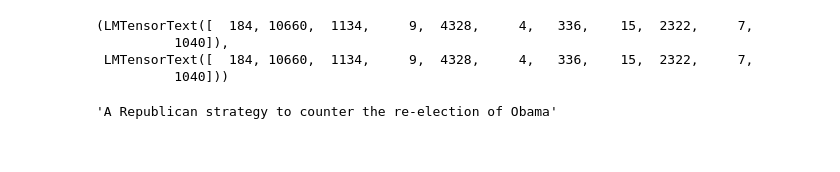
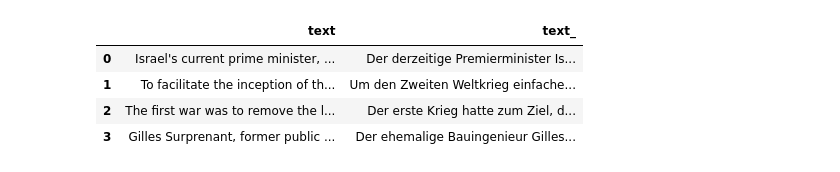
Before and after one commit to sheikmohdimran/Experiments_2020, a Jupyter notebook: NLP/SWT_fastai.ipynb, the cells around one changed output. Drawn from its saved outputs; the diff is of its cells as text; code cells hidden in the pictures.

```diff
--- a/NLP/SWT_fastai.ipynb
+++ b/NLP/SWT_fastai.ipynb
@@ -51,7 +56,7 @@ class SubwordTextEncoder(Transform):
 
   """
 
-  def __init__(self, filename=None,is_lm=True):
+  def __init__(self, filename=None, is_lm=True, add_eos=False):
     """Initialize and read from a file, if provided.
 
     Args:
@@ -69,6 +74,7 @@ class SubwordTextEncoder(Transform):
     self._UNESCAPE_REGEX = re.compile(r"\\u|\\\\|\\([0-9]+);")
     self._ESCAPE_CHARS = set(u"\\_u;0123456789")
     self.ls_lm = is_lm
+    self.add_eos = add_eos
 
 
     self._alphabet = set()
@@ -90,6 +96,7 @@ class SubwordTextEncoder(Transform):
   @typedispatch
   def __call__(self, s:str, **kwargs):
     out = self._tokens_to_subtoken_ids(self._encode(text=self.native_to_unicode(s)))
+#    if self.add_eos: out = out + [self.EOS_ID]
     if self.ls_lm: return LMTensorText(out)
     else: return TensorText(out)
 
@@ -591,7 +598,8 @@ class SubwordTextEncoder(Transform):
       if i > 0 and token_is_alnum[i - 1] and token_is_alnum[i]:
         ret.append(u" ")
       ret.append(token)
-    return "".join(ret)
+#    if add_eos: ret.pop()
+    return TitledStr("".join(ret))
 # %%
 !wget https://raw.githubusercontent.com/tensorflow/tensor2tensor/master/tensor2tensor/test_data/vocab.translate_ende_wmt32k.32768.subwords
 # %% [output]
@@ -660,17 +670,23 @@ val_df
 # %%
-df=val_df['en']
+df=val_df #['en']
 cut = int(len(df)*0.8)
 splits = range_of(df)[:cut], range_of(df[cut:])
-tfms = [tok]
-dsets = Datasets(df, [tfms, tfms], splits=splits, dl_type=LMDataLoader)
+
+def add_eos(text):
+    return text + f' <EOS>'
+
+en_tfms = [ColReader("en"), add_eos, tok]
+de_tfms = [ColReader("de"), add_eos, tok]
+
+dsets = Datasets(df, [en_tfms, de_tfms], splits=splits, dl_type=SortedDL)
+pad_seq2seq = partial(pad_input, pad_idx=tok.PAD_ID, pad_fields=[0,1])
+
+dls = dsets.dataloaders(bs=8, seq_len=128, before_batch=pad_seq2seq)
-# %%
-dsets[0]
-# %% [output]
-(LMTensorText([  184, 10660,  1134,     9,  4328,     4,   336,    15,  2322,     7,
-          1040]),
- LMTensorText([  184, 10660,  1134,     9,  4328,     4,   336,    15,  2322,     7,
-          1040]))
-# %%
-tok.decode(_[0])
-# %% [output]
-'A Republican strategy to counter the re-election of Obama'
+# %%
+dls.show_batch(max_n=4)
+# %% [output]
+|  | text | text_ |
+| 0 | Israel's current prime minister, ... | Der derzeitige Premierminister Is... |
+| 1 | To facilitate the inception of th... | Um den Zweiten Weltkrieg einfache... |
+| 2 | The first war was to remove the l... | Der erste Krieg hatte zum Ziel, d... |
+| 3 | Gilles Surprenant, former public ... | Der ehemalige Bauingenieur Gilles... |
```
Also changed, not shown: parts of 14 cells of this notebook.
